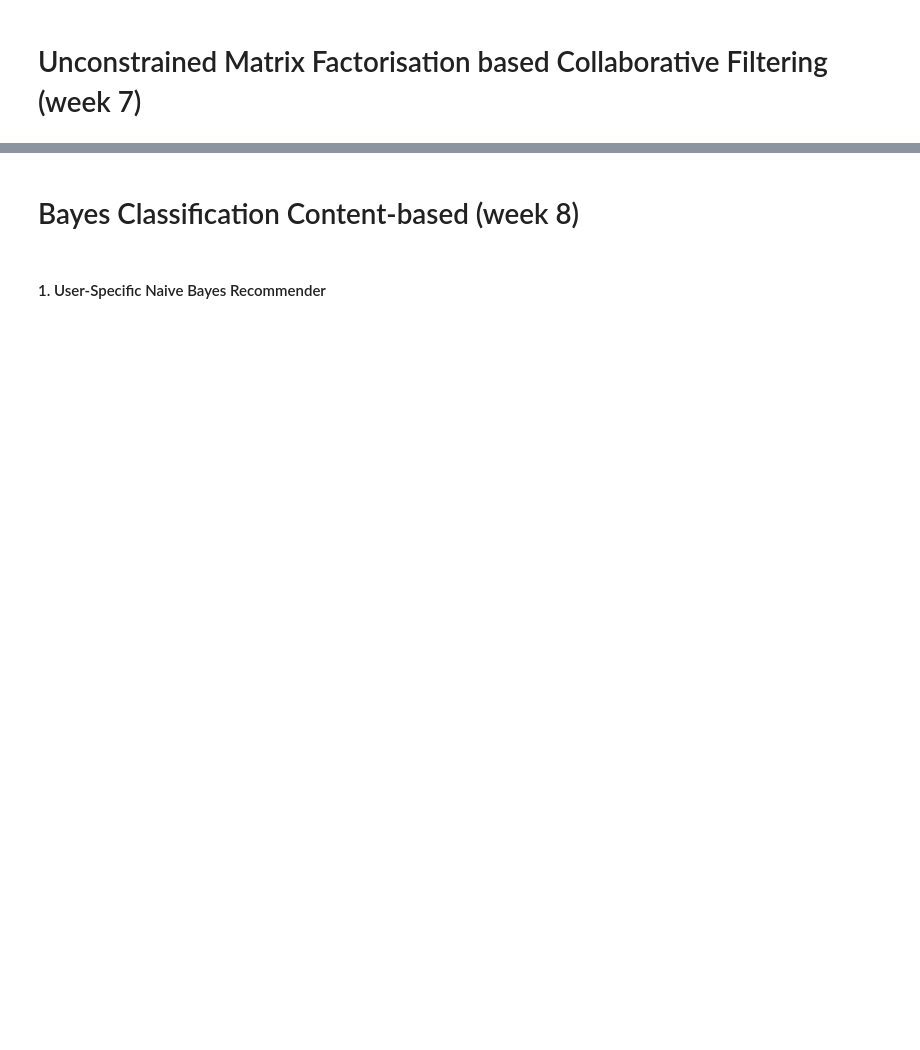
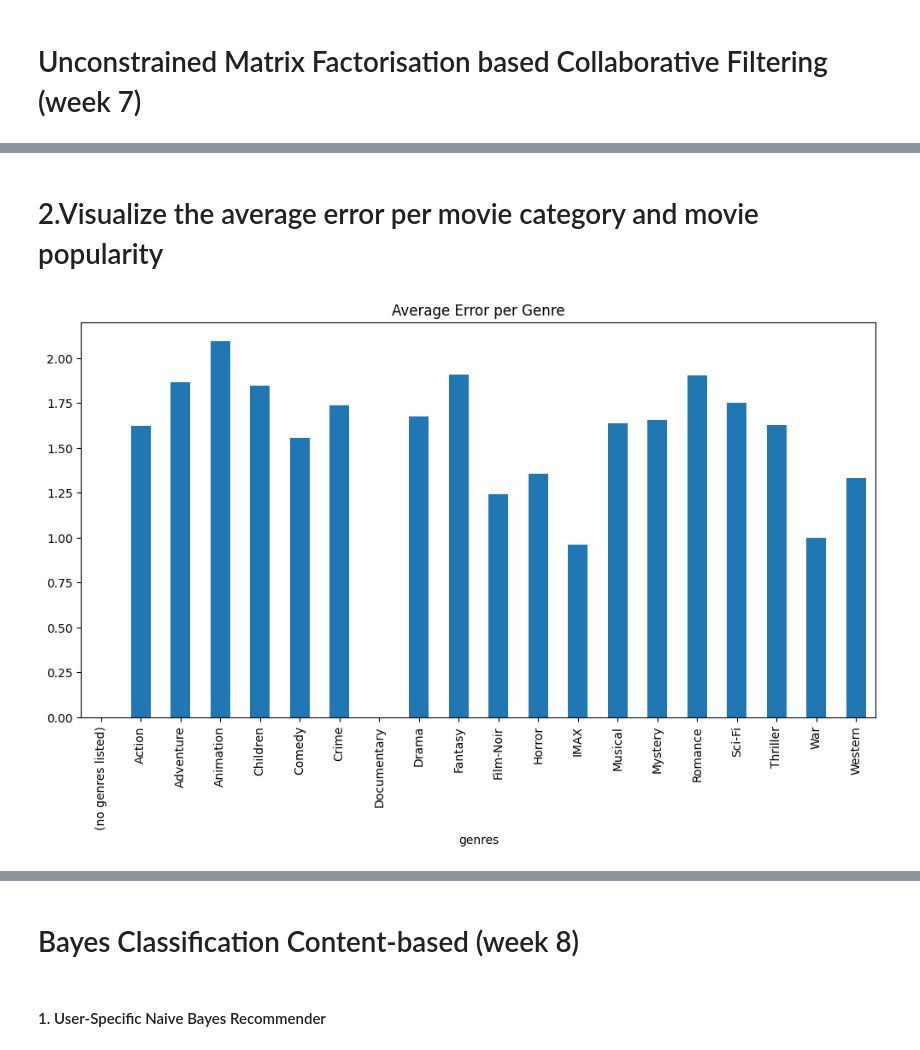
Before and after one commit to EliaTosin/DataAnaCla25, a Jupyter notebook: flipped_9/evaluation_rec_sys.ipynb, the cells around one changed output, grey strips where cells are left out. Drawn from its saved outputs; the diff is of its cells as text; code cells hidden in the pictures; blank space fills up the shorter version.

```diff
--- a/flipped_9/evaluation_rec_sys.ipynb
+++ b/flipped_9/evaluation_rec_sys.ipynb
@@ -228,0 +452,27 @@ df_test = df_test[['userId', 'movieId', 'rating_ordinal']]
+# %% [markdown]
+# 2.Visualize the average error per movie category and movie popularity
+# %%
+import matplotlib.pyplot as plt
+
+def plot_avg_error_by_genre(ratings_df, movies_df, prediction_column='predicted_rating'):
+    df = pd.merge(ratings_df, movies_df, on='movieId')
+    df['genres'] = df['genres'].str.split('|')
+    df = df.explode('genres')
+    df['error'] = abs(df['rating'] - df[prediction_column])
+    genre_error = df.groupby('genres')['error'].mean()
+    genre_error.plot(kind='bar', figsize=(12, 6), title='Average Error per Genre')
+    plt.show()
+
+
+def plot_avg_error_by_popularity(ratings_df, prediction_column='predicted_rating'):
+    movie_counts = ratings_df['movieId'].value_counts()
+    ratings_df['popularity_bin'] = pd.qcut(ratings_df['movieId'].map(movie_counts), q=3,
+                                           labels=['Low', 'Medium', 'High'])
+    ratings_df['error'] = abs(ratings_df['rating'] - ratings_df[prediction_column])
+    pop_error = ratings_df.groupby('popularity_bin')['error'].mean()
+    pop_error.plot(kind='bar', figsize=(8, 5), title='Error by Popularity Bin')
+    plt.show()
+# %%
+plot_avg_error_by_genre(ratings_copy, movies, prediction_column='prediction')
+# %% [output]
+[figure, added]
```
Also changed, not shown: parts of 46 cells of this notebook, 1 other file.
